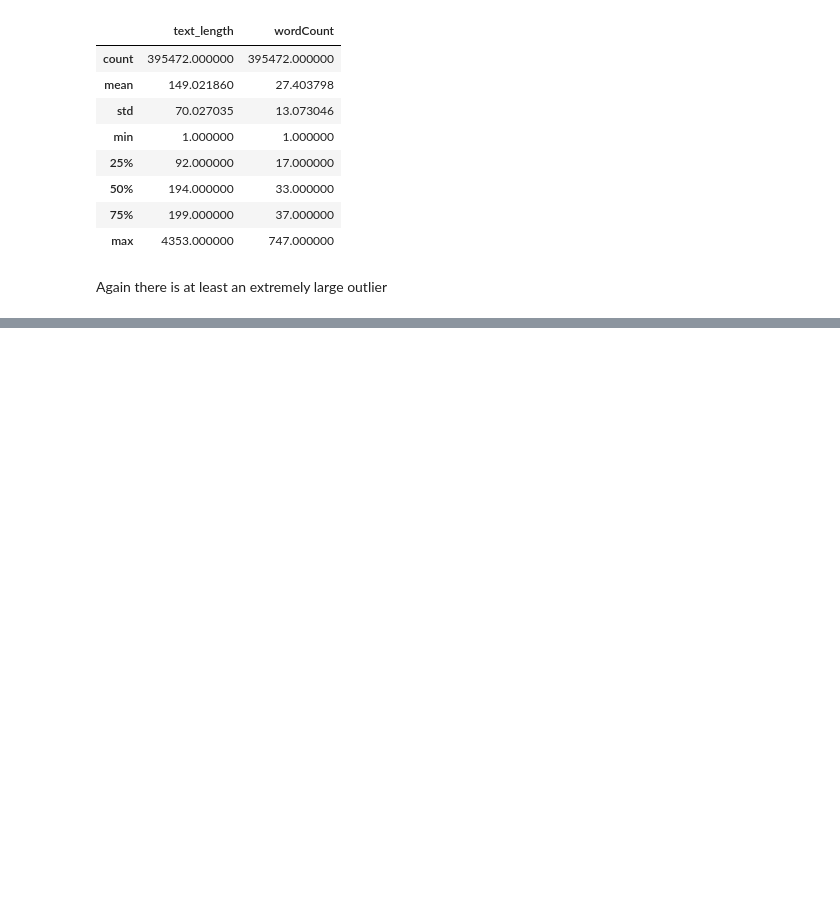
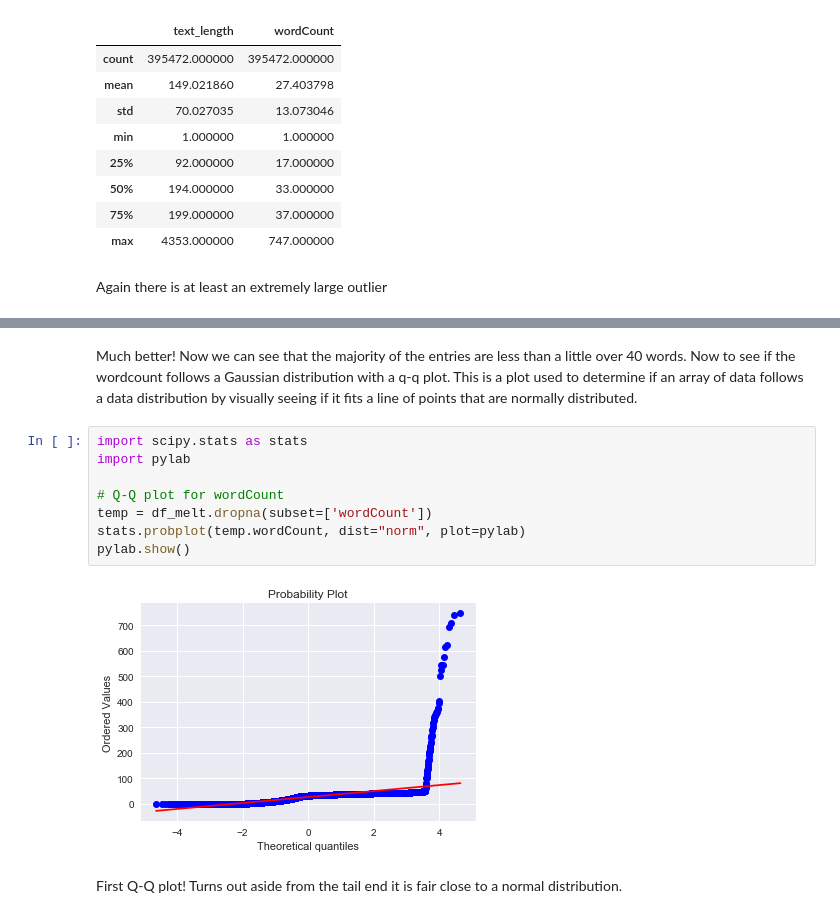
Before and after one commit to JohnDeJesus22/Personality-Text-Classifier, a Jupyter notebook: PTCEDA.ipynb, the cells around one changed output, grey strips where cells are left out. Cells and saved outputs as stored; diff of their text form; blank space fills up the shorter version.

```diff
--- a/PTCEDA.ipynb
+++ b/PTCEDA.ipynb
@@ -303,0 +346,14 @@ Again there is at least an extremely large outlier
+# %% [markdown]
+Much better! Now we can see that the majority of the entries are less than a little over 40 words. Now to see if the wordcount follows a Gaussian distribution with a q-q plot. This is a plot used to determine if an array of data follows a data distribution by visually seeing if it fits a line of points that are normally distributed.
+# %%
+import scipy.stats as stats
+import pylab
+
+# Q-Q plot for wordCount
+temp = df_melt.dropna(subset=['wordCount'])
+stats.probplot(temp.wordCount, dist="norm", plot=pylab)
+pylab.show()
+# %% [output]
+[figure, added]
+# %% [markdown]
+First Q-Q plot! Turns out aside from the tail end it is fair close to a normal distribution.
```
Also changed, not shown: parts of 6 cells of this notebook.
